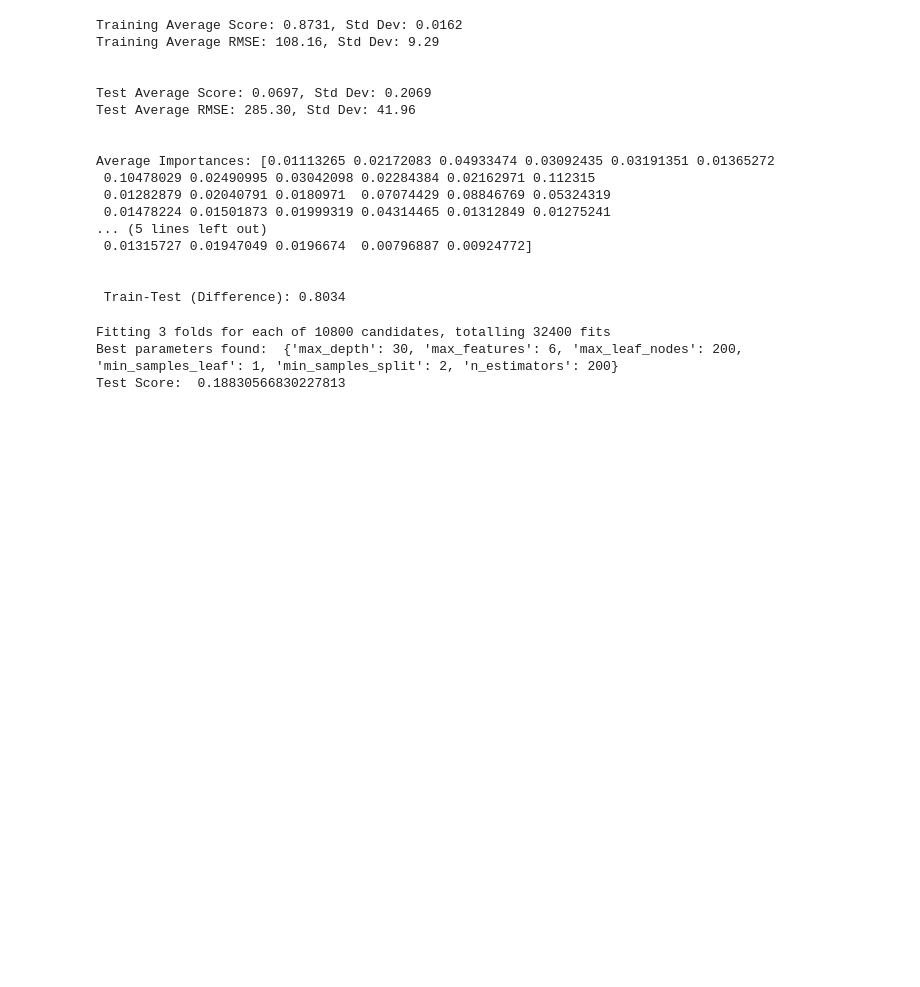
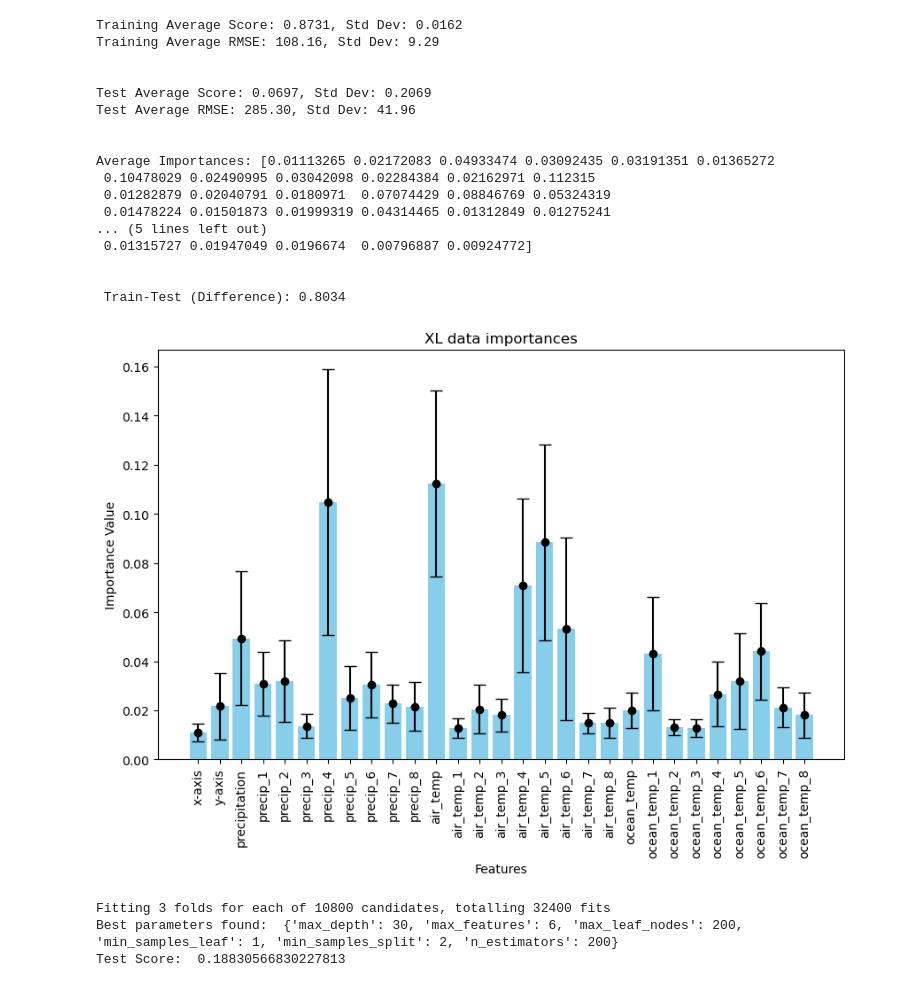
Before and after one commit to serafinaslevin/GP_Research, a Jupyter notebook: week 8/predicting IV with surrounding raw features.ipynb, the cells around one changed output. Saved outputs shown, nothing was run; the diff lists cells and outputs as text; code cells hidden in the pictures; blank space fills up the shorter version.

```diff
--- a/week 8/predicting IV with surrounding raw features.ipynb
+++ b/week 8/predicting IV with surrounding raw features.ipynb
@@ -183,6 +183,43 @@ Average Importances: [0.01113265 0.02172083 0.04933474 0.03092435 0.03191351 0.0
 
 
  Train-Test (Difference): 0.8034
+# %%
+#visualising these importance results to get an idea of how the new features are aiding the prediction
+
+def plot_importance(importance_df, std_dev, title):
+    for column in importance_df.columns:
+            importance_df[column] = importance_df[column].abs()
+
+    transposed_importance_df = importance_df.T
+    transposed_importance_df.reset_index(inplace=True)
+    transposed_importance_df.columns = ['Feature', 'Importance']
+
+    plt.figure(figsize=(10, 6))
+    plt.bar(transposed_importance_df['Feature'], transposed_importance_df['Importance'], color='skyblue')
+
+    #Error bars
+    plt.errorbar(transposed_importance_df['Feature'], transposed_importance_df['Importance'], yerr=std_dev, fmt='o', color='black', capsize=5)
+
+    plt.xlabel('Features')
+    plt.ylabel('Importance Value')
+    plt.title(title)
+    plt.xticks(rotation=90)
+    plt.show()
+# %%
+cols = ['x-axis','y-axis','precipitation', 'precip_1', 'precip_2', 'precip_3', 'precip_4',
+                      'precip_5', 'precip_6', 'precip_7', 'precip_8', 'air_temp', 'air_temp_1', 'air_temp_2',
+                      'air_temp_3', 'air_temp_4', 'air_temp_5', 'air_temp_6', 'air_temp_7', 'air_temp_8',
+                      'ocean_temp', 'ocean_temp_1', 'ocean_temp_2', 'ocean_temp_3', 'ocean_temp_4',
+                      'ocean_temp_5', 'ocean_temp_6', 'ocean_temp_7', 'ocean_temp_8']
+
+importances_IV_df = pd.DataFrame([IV_importances], columns=cols)
+
+importances_IV_df.head()
+
+
+plot_importance(importances_IV_df, IV_std_importances, "XL data importances")
+# %% [output]
+[figure, added]
 # %%
 #doing a grid search of best hyperparameters - note, not doing it in the same way as I have before where I do the
 #grid search 30 times and find the best params, as the RF with this many columns takes significantly longer
```
Also changed, not shown: parts of 5 cells of this notebook, 11 other files.
